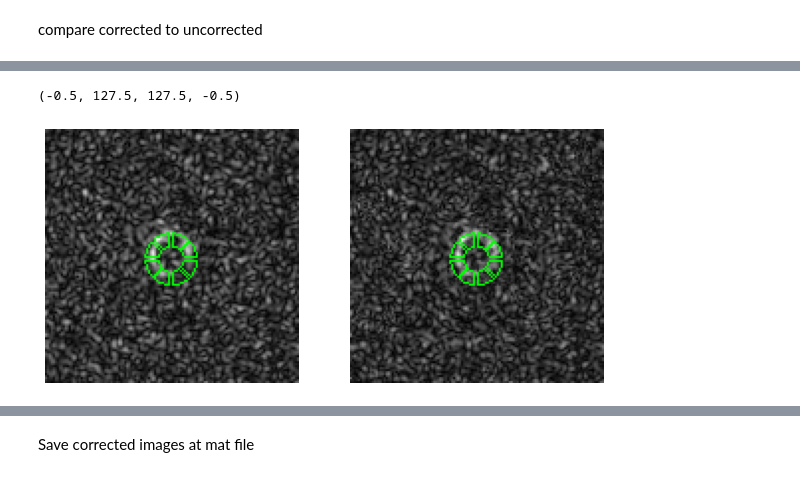
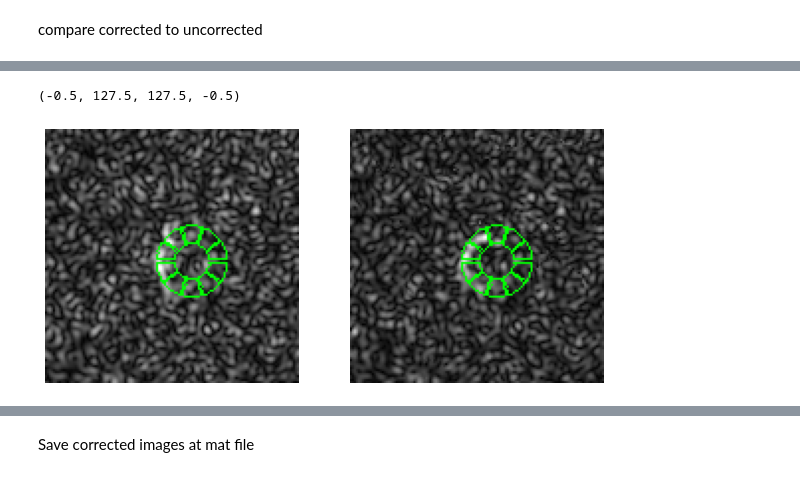
Before and after one commit to galenreed/spiralB0MapCorrection, a Jupyter notebook: 2_applyB0Corrections_single.ipynb, the cells around one changed output, grey strips where cells are left out. Saved outputs shown, nothing was run; the diff lists cells and outputs as text; code cells hidden in the pictures.

```diff
--- a/2_applyB0Corrections_single.ipynb
+++ b/2_applyB0Corrections_single.ipynb
@@ -20,7 +30,7 @@ import validationPipelineFunctions as validate
 def closestIndex(f, faxis):
     return np.argmin(np.abs(faxis-f))
 # %%
-patientIndex = 7
+patientIndex = 1
 currentPatient = cdg.patientList[patientIndex]
 
 doGlobalFreqSearch = False
@@ -389,7 +399,7 @@ fig.savefig('rawFigs/exampleImprovement.png')
 # %%
 
 circlocs = currentPatient.circle
-numThetaBins = 8
+numThetaBins = 10
 circleThickness = 15
 locPixels = np.squeeze(sitk.GetArrayFromImage(loc))
 binImages = recon.divideMyocardiumIntoBins(locPixels, circlocs, numThetaBins, circleThickness)
@@ -410,27 +420,27 @@ Progress:100.0%...
 # %%
 
 it = int(peakTime[0])
-it = 4
+#it = 4
 testImCorr = np.squeeze(img_seg[:,:,it,0])
 imColorCorr = validate.floatToInt2(testImCorr)
 imColorCorr = cv2.cvtColor(imColorCorr, cv2.COLOR_GRAY2BGR)
 imColorCorr = recon.drawCardiacBinContours(imColorCorr, binImages_res)
 
 
 testUnCorr = np.squeeze(img_unc[:,:,it,0])
 imColorUnCorr = validate.floatToInt2(testUnCorr)
 imColorUnCorr = cv2.cvtColor(imColorUnCorr, cv2.COLOR_GRAY2BGR)
 imColorUnCorr = recon.drawCardiacBinContours(imColorUnCorr, binImages_res)
 
 
 fig, (ax1, ax2) = plt.subplots(1,2,figsize=(10,5))
 ax1.imshow(imColorUnCorr, cmap='gray')
 ax1.axis('off')
 ax2.imshow(imColorCorr, cmap='gray')
 ax2.axis('off')
 # %% [output]
 (-0.5, 127.5, 127.5, -0.5)
-[figure, old version]
+[figure, new version]
 # %%
 circProfileCorr = np.zeros(numThetaBins)
 circProfileUnCorr = np.zeros(numThetaBins)
```
Also changed, not shown: parts of 22 cells of this notebook, 2 other files.
